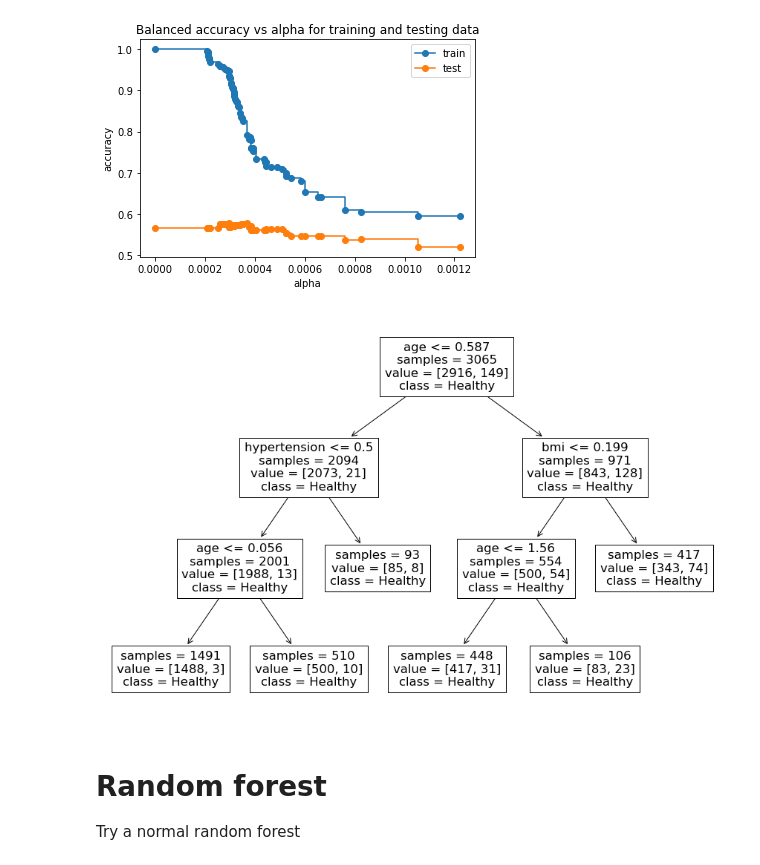
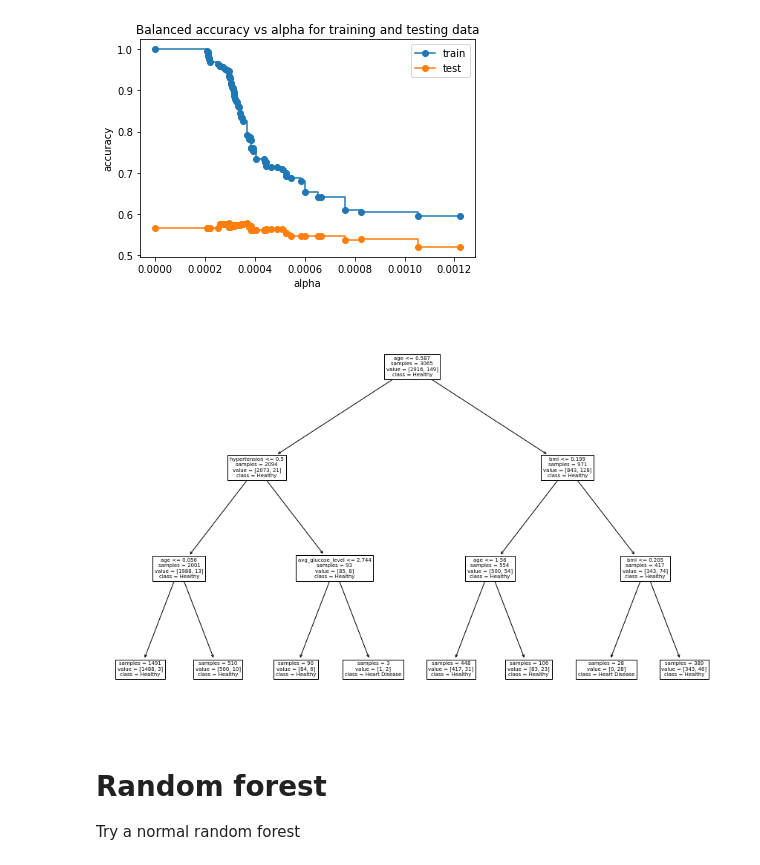
Before and after one commit to koenc100/Project-AI-minor, a Jupyter notebook: code/Decision Tree Random Forest.ipynb, the cells around one changed output. Cells and saved outputs as stored; diff of their text form; code cells hidden in the pictures.

```diff
--- a/code/Decision Tree Random Forest.ipynb
+++ b/code/Decision Tree Random Forest.ipynb
@@ -80,15 +80,15 @@ There are multiple ways to optimize a decision tree:
 
 Make sure the tree is less deep, by using a minimum number of samples that must be present to split the leaf or by giving a maximum tree depth to the algoritm. First we try to find the best minimum number of samples.
 # %%
-def plot_accuracy(splits, training_acc, val_acc, title):
+def plot_accuracy(splits, training_acc, val_acc, title, x_lab, y_lab = 'accuracy'):
     """
     Plot the a list with an amount of splits and a list of measures of training and validation accuracy. Has the option of
     setting a different title.
     """
     plt.plot(splits, training_acc, 'b')
     plt.plot(splits, val_acc, 'r')
-    plt.xlabel('minimum split size')
-    plt.ylabel('accuracy')
+    plt.xlabel(x_lab)
+    plt.ylabel(y_lab)
     plt.legend(['train accuracy', 'validation accuracy'])
     plt.ylim([0, 1.1])
     plt.title(title)
@@ -137,40 +157,3 @@ best split size: 2
 highest validation accuracy: 0.5842798353909465
 # %% [markdown]
 Then we look for the best tree depth.
-# %%
-# Create a range for different tree depths
-tree_size = np.arange(1, 50, 1)
-
-# The accuracy for the various tree depths will be appended to this
-train_accuracy = []
-val_accuracy = []
-train_accuracy_balanced = []
-val_accuracy_balanced = []
-
-# Loop over all possible tree depths
-for size in tree_size:
-
-    # Create and fit model and predict labels
-    tree = DecisionTreeClassifier(max_depth = size)
-    train_predict, val_predict = train_and_predict(tree, train_data, train_labels, val_data)
-
-    # Get accuracy for training and validation data
-    train_acc, train_bal_acc = get_metrics(train_labels, train_predict)
-    val_acc, val_bal_acc = get_metrics(val_labels, val_predict)
-
-    # Append the accuracies to the lists
-    train_accuracy.append(train_acc)
-    train_accuracy_balanced.append(train_bal_acc)
-    val_accuracy.append(val_acc)
-    val_accuracy_balanced.append(val_bal_acc)
-
-# Plot the findings
-plot_accuracy(tree_size, train_accuracy, val_accuracy, title = 'Accuracy for different tree sizes')
-plot_accuracy(tree_size, train_accuracy_balanced, val_accuracy_balanced,
-              title = "Balanced accuracy for different tree sizes")
-
-# Find the best split by finding the split that has the maximum validation accuracy
-index_max = np.argmax(val_accuracy_balanced)
-best_tree_depth = min_splits[index_max]
-print(f'best tree size: {best_tree_depth}')
-print(f'highest validation accuracy: {val_accuracy_balanced[index_max]}')
@@ -281,14 +269,14 @@ Number of nodes in the last tree is: 1 with ccp_alpha: 0.0068885992747864345
 # %%
 from sklearn import tree
 
 # Plot root of decision tree using this optimal split size, to see what this shows us about important features
-d_tree = DecisionTreeClassifier(max_depth=3, min_samples_split=min_splits[index_max])
+d_tree = DecisionTreeClassifier(max_depth = 3, min_samples_split = best_split)
 d_tree.fit(train_data, train_labels)
 
 figure(figsize=(15, 10))
 tree.plot_tree(d_tree, feature_names=data.columns.values, class_names=['Healthy', 'Heart Disease'], impurity=False);
 # %% [output]
-[figure, old version]
+[figure, new version]
 # %% [markdown]
 # Random forest
 Try a normal random forest
```
Also changed, not shown: parts of 9 cells of this notebook.
